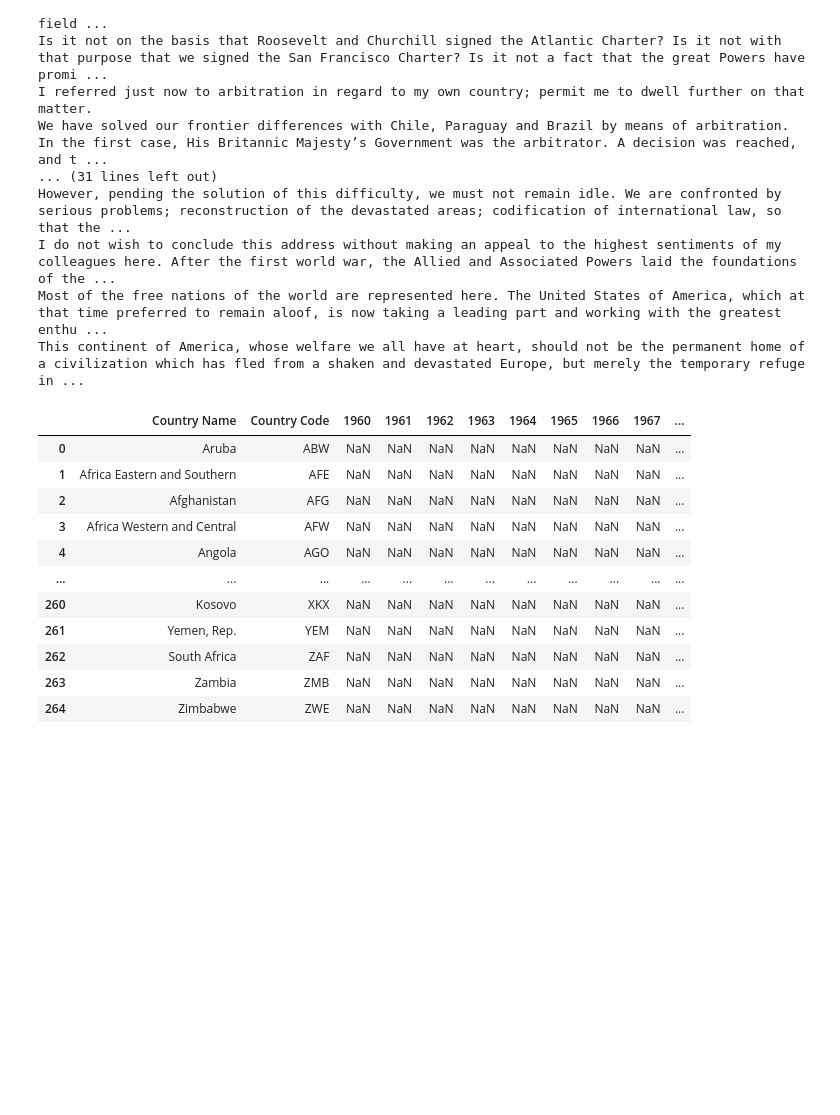
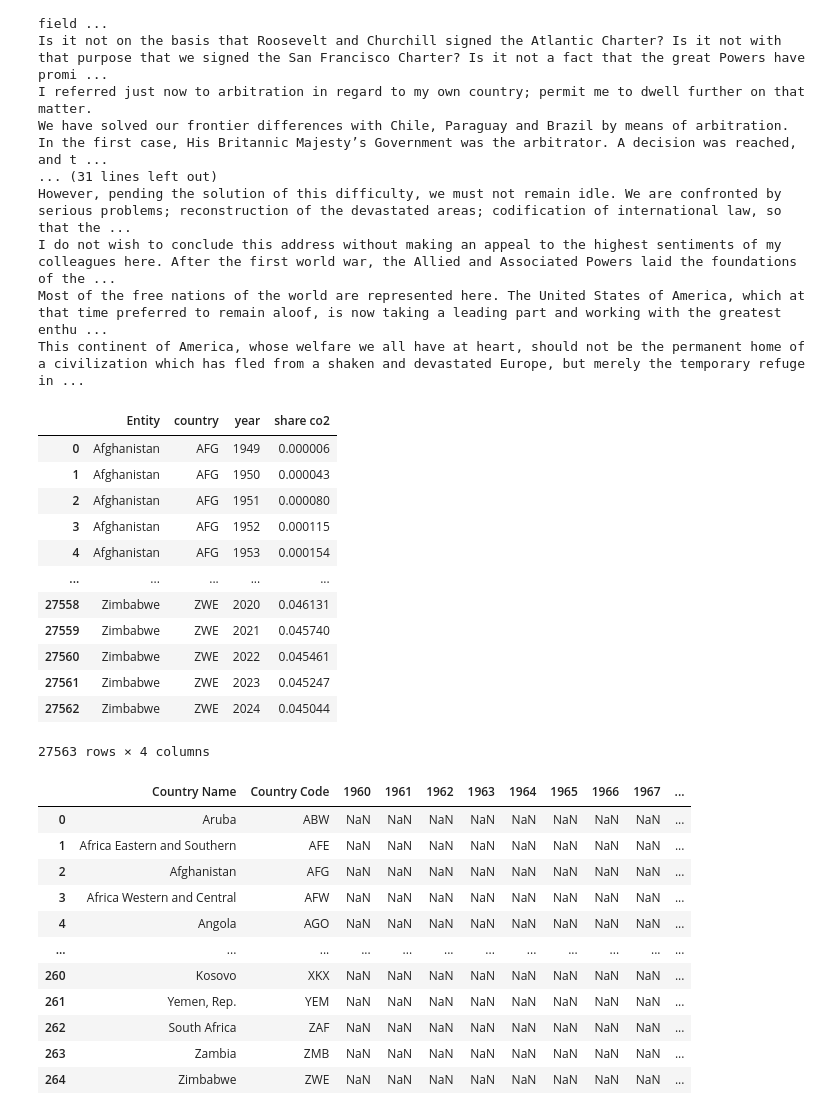
Before and after one commit to jacobgroot/FDS, a Jupyter notebook: exploratory_jacob.ipynb, the cells around one changed output. Cells and saved outputs as stored; diff of their text form; code cells hidden in the pictures; blank space fills up the shorter version.

Commit message:
emmissions added

```diff
--- a/exploratory_jacob.ipynb
+++ b/exploratory_jacob.ipynb
@@ -136,7 +136,24 @@ gdp_lookup = df_gdp_clean.set_index(["country", "year"])["log_gdp"]
 # %%
 # load the share of renewable energy data
 renewable_energy = pd.read_csv("data/API_EG.FEC.RNEW.ZS_DS2_en_csv_v2_372598.csv")
 renewable_energy.drop(columns=["Indicator Name", "Indicator Code", "Unnamed: 70"], inplace=True)
+share_of_total_emmissions = pd.read_csv("data/share-of-cumulative-co2.csv")
+share_of_total_emmissions.rename(columns={"Code": "country", "Year":"year", "Share of global cumulative CO₂ emissions": "share co2"}, inplace=True)
+share_of_total_emmissions
+# %% [output]
+|  | Entity | country | year | share co2 |
+| 0 | Afghanistan | AFG | 1949 | 0.000006 |
+| 1 | Afghanistan | AFG | 1950 | 0.000043 |
+| 2 | Afghanistan | AFG | 1951 | 0.000080 |
+| 3 | Afghanistan | AFG | 1952 | 0.000115 |
+| 4 | Afghanistan | AFG | 1953 | 0.000154 |
+| ... | ... | ... | ... | ... |
+| 27558 | Zimbabwe | ZWE | 2020 | 0.046131 |
+| 27559 | Zimbabwe | ZWE | 2021 | 0.045740 |
+| 27560 | Zimbabwe | ZWE | 2022 | 0.045461 |
+| 27561 | Zimbabwe | ZWE | 2023 | 0.045247 |
+| 27562 | Zimbabwe | ZWE | 2024 | 0.045044 |
+27563 rows × 4 columns
 # %%
 renewable_energy
 # %% [output]
```
Also changed, not shown: parts of 1 cell of this notebook, 2 other files.
